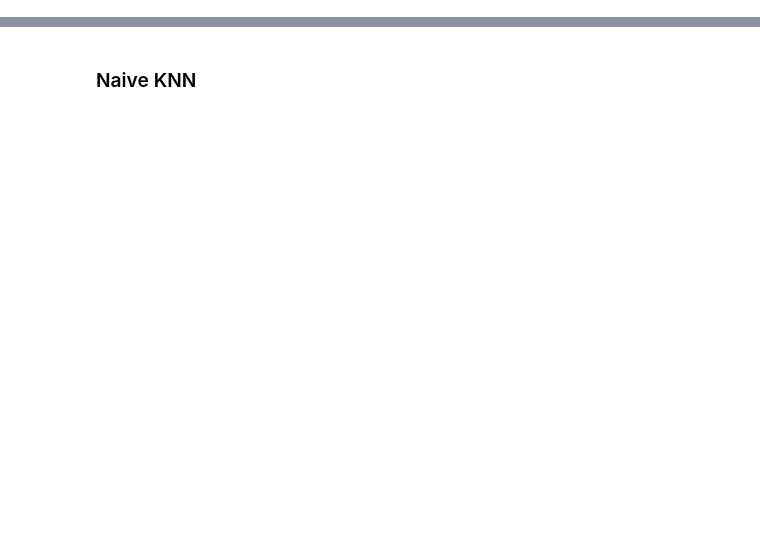
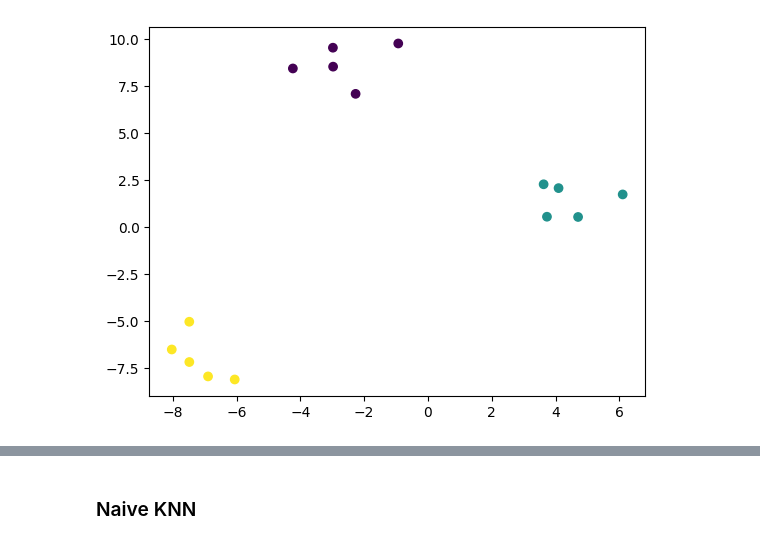
Before and after one commit to Reckadon/ES335-ML-Assignment-4, a Jupyter notebook: task2.ipynb, the cells around one changed output, grey strips where cells are left out. Drawn from its saved outputs; the diff is of its cells as text; code cells hidden in the pictures; blank space fills up the shorter version.

```diff
--- a/task2.ipynb
+++ b/task2.ipynb
@@ -2,0 +15,18 @@
+# %%
+n_features = 2
+
+def generate_data(N, D, clusters=3):
+    X, y = make_blobs(n_samples=N, centers=clusters, n_features=n_features, random_state=42)
+    return X, y
+
+def plot_data(matrix, labels):
+    X = matrix[:, 0]
+    Y = matrix[:, 1]
+    plt.scatter(X, Y, c=labels)
+
+rng = np.random.default_rng(0)
+
+data, clusters = generate_data(N = 15, clusters=3, D=n_features)  # testing the function
+plot_data(data, clusters)
+# %% [output]
+[figure, added]
```
Also changed, not shown: parts of 9 cells of this notebook, 1 other file.
